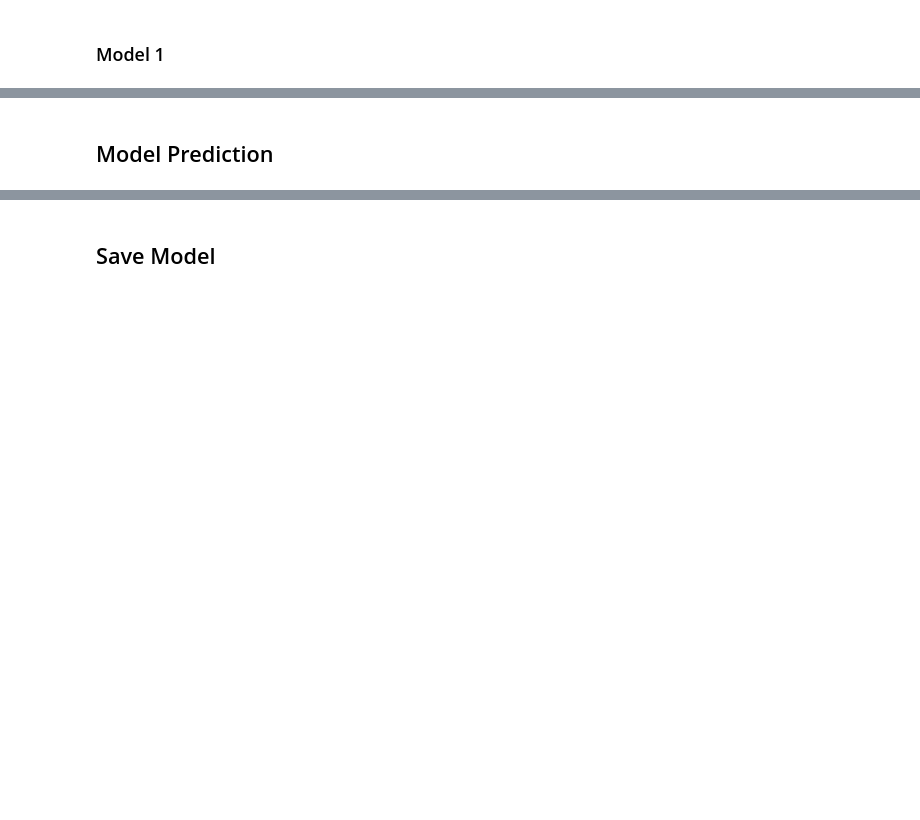
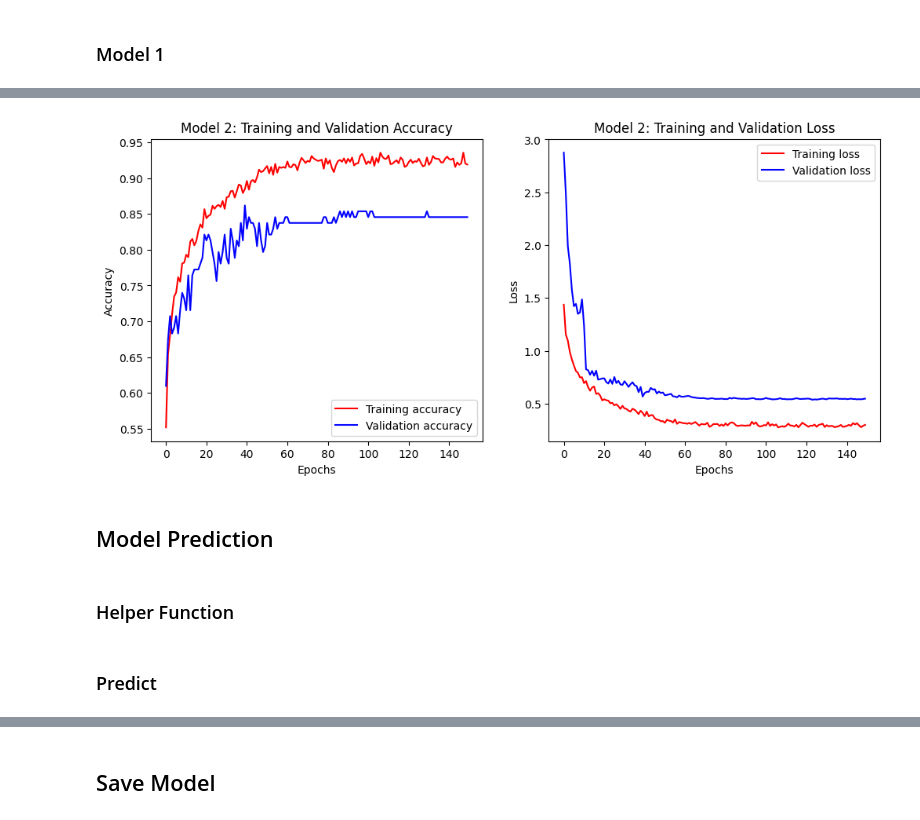
Before and after one commit to muhammadarya11/AnemiCare, a Jupyter notebook: Capstone_Anemia_Prediction.ipynb, the cells around one changed output, grey strips where cells are left out. Drawn from its saved outputs; the diff is of its cells as text; code cells hidden in the pictures; blank space fills up the shorter version.

```diff
--- a/Capstone_Anemia_Prediction.ipynb
+++ b/Capstone_Anemia_Prediction.ipynb
@@ -445,0 +462,25 @@ model_1.evaluate(test_dataset)
+# %%
+model_2 = Sequential([
+    Input(shape=(X_train_scaled.shape[1],)),
+
+    Dense(64, activation='relu', kernel_regularizer=l2(reg)),
+    BatchNormalization(),
+    Dropout(0.3),
+
+    Dense(128, activation='relu', kernel_regularizer=l2(reg)),
+    BatchNormalization(),
+    Dropout(0.3),
+
+    Dense(len(label_encoder.classes_), activation='softmax')
+])
+
+
+model_2.compile(optimizer=Adam(),
+                loss='sparse_categorical_crossentropy',
+                metrics=['accuracy'])
+
+print("Input shape of the model:", model_2.input_shape)
+print("Output shape of the model:", model_2.output_shape)
+print()
+
+print(model_2.summary())
@@ -445,0 +514,8 @@ model_1.evaluate(test_dataset)
+# %%
+# train model
+history_2 = model_2.fit(train_dataset,
+                    epochs=epochs,
+                    validation_data=val_dataset,
+                    callbacks=[reduce_lr],
+                    verbose=1
+                    )
@@ -502,9 +585,0 @@ None
-# %%
-es = EarlyStopping(monitor='val_loss', patience=10, restore_best_weights=True)
-
-history_2 = model_2.fit(train_dataset,
-                      epochs=50,
-                      validation_data=val_dataset,
-                      # callbacks=es,
-                      verbose=1
-                    )
@@ -708,2 +586,8 @@ Classification Report:
+# %%
+plot_training_history(history_2, model_name="Model 2")
+# %% [output]
+[figure, added]
 # %% [markdown]
 ## Model Prediction
+# %% [markdown]
+### Helper Function
@@ -710 +625,3 @@ Classification Report:
+# %% [markdown]
+### Predict
 # %%
```
Also changed, not shown: parts of 58 cells of this notebook.
